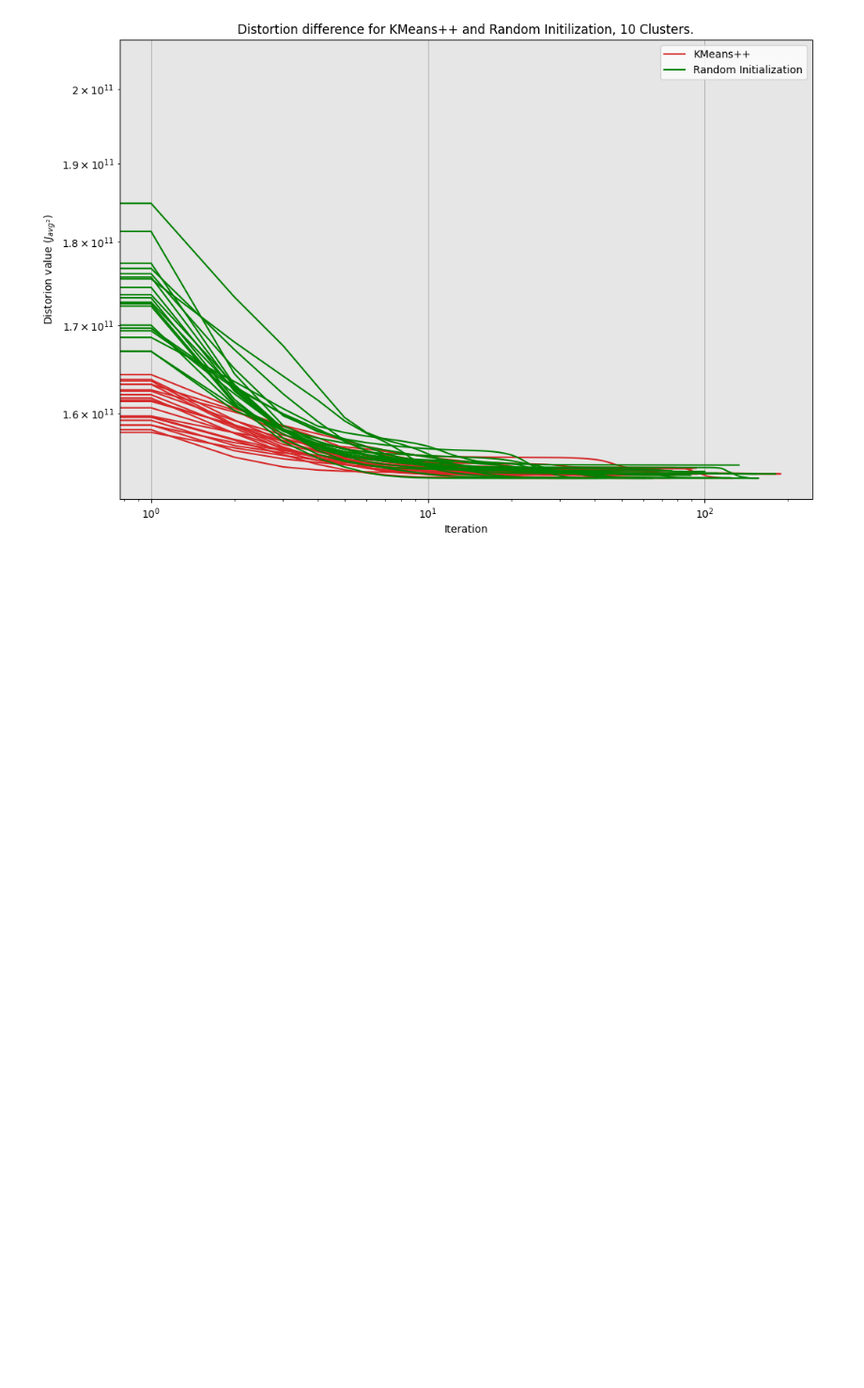
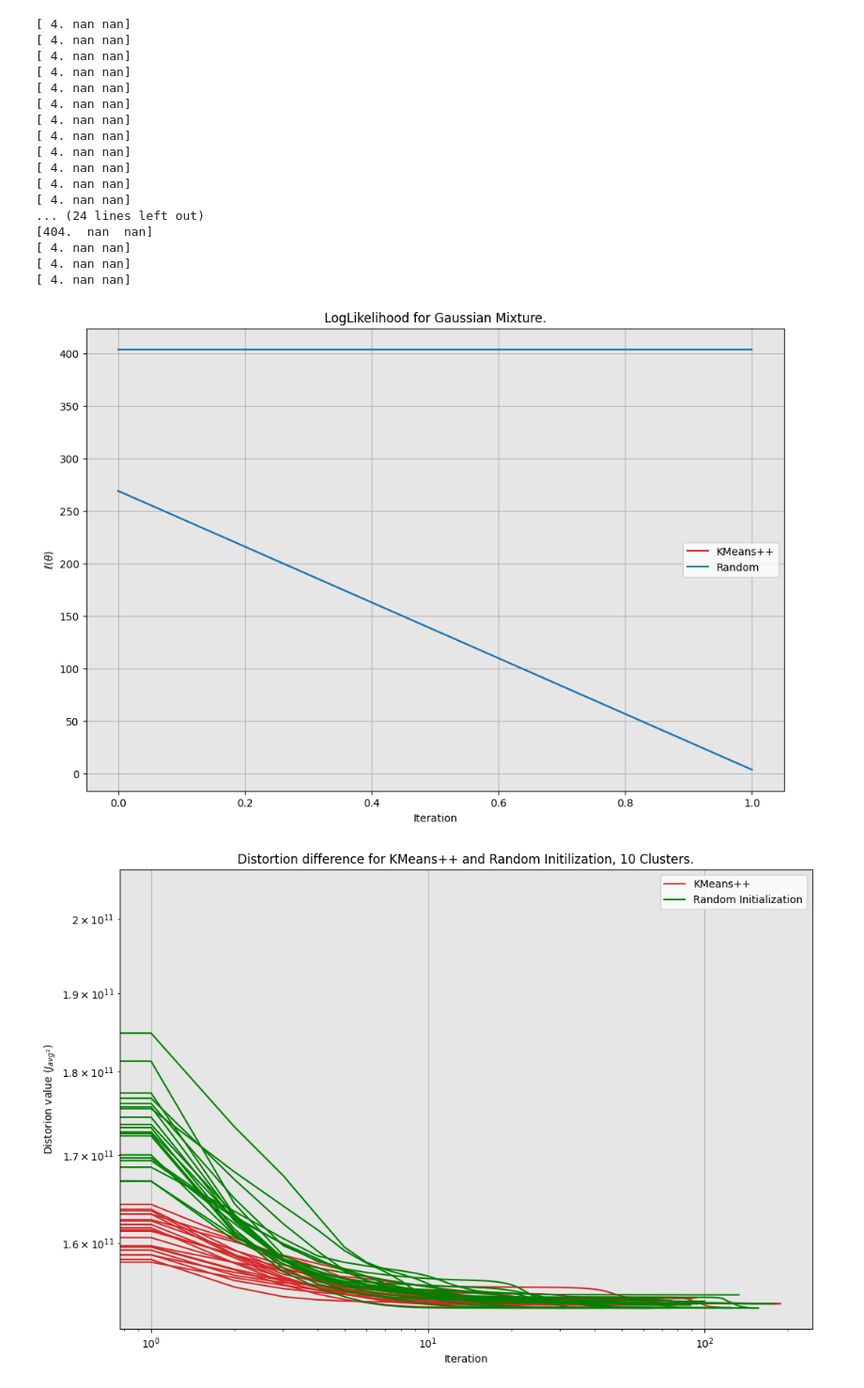
Before and after one commit to CalebDerrickson/GradCourses, a Jupyter notebook: Quarter 3/Machine Learning/Homework/Homework1/Plotting/plotting.ipynb, the cells around one changed output. Shown at 94% size. Drawn from its saved outputs; the diff is of its cells as text; code cells hidden in the pictures; blank space fills up the shorter version.

```diff
--- a/Quarter 3/Machine Learning/Homework/Homework1/Plotting/plotting.ipynb
+++ b/Quarter 3/Machine Learning/Homework/Homework1/Plotting/plotting.ipynb
@@ -42,3 +42,64 @@ plot.legend()
+# %%
+kmeans = pd.read_csv('KmeansExample.txt', header=None, sep = ',', names = list(range(3)))
+random = pd.read_csv('randomExample.txt', header=None, sep = ',', names = list(range(3)))
+
+plt.rcParams["figure.figsize"] = (12, 8)
+
+colors = ['tab:red', 'tab:blue']
+labels = ['KMeans++', 'Random']
+
+plot = plt.subplot(1, 1, 1)
+plt.gca().set_facecolor((0.9, 0.9, 0.9))
+
+plt.rcParams["figure.figsize"] = (12, 8)
+
+for color, label in zip(colors, labels):
+    #plot.plot([], [], c=color, label=label)
+    plot.plot([], [], label=label, color = color)
+
+
+
+
+plot.grid()
+plot.set_axisbelow(True)
+
+plotnames = ['KMeans++', 'Random Initialization']
+plots = [kmeans, random]
+
+line_len = np.zeros((2, 20))
+
+for i, dataset in enumerate(plots):
+    for j in range(dataset.shape[0]):
+        line = dataset.iloc[j].to_numpy()
+        print(line)
+        plot.plot(line, color = colors[i])
+
+#plot.set_yscale("log")
+#plot.set_xscale("log")
+plot.set_title(r"LogLikelihood for Gaussian Mixture.")
+plot.set_xlabel("Iteration")
+plot.set_ylabel(r"$\ell(\theta)$")
+plot.legend()
+plt.show()
+# %% [output]
+[ 4. nan nan]
+[ 4. nan nan]
+[ 4. nan nan]
+[ 4. nan nan]
+[ 4. nan nan]
+[ 4. nan nan]
+[ 4. nan nan]
+[ 4. nan nan]
+[ 4. nan nan]
+[ 4. nan nan]
+[ 4. nan nan]
+[ 4. nan nan]
+... (24 lines left out)
+[404.  nan  nan]
+[ 4. nan nan]
+[ 4. nan nan]
+[ 4. nan nan]
+[figure, added]
 # %%
 import numpy as np
 import pandas as pd
```
Also changed, not shown: parts of 3 cells of this notebook, 11 other files.
